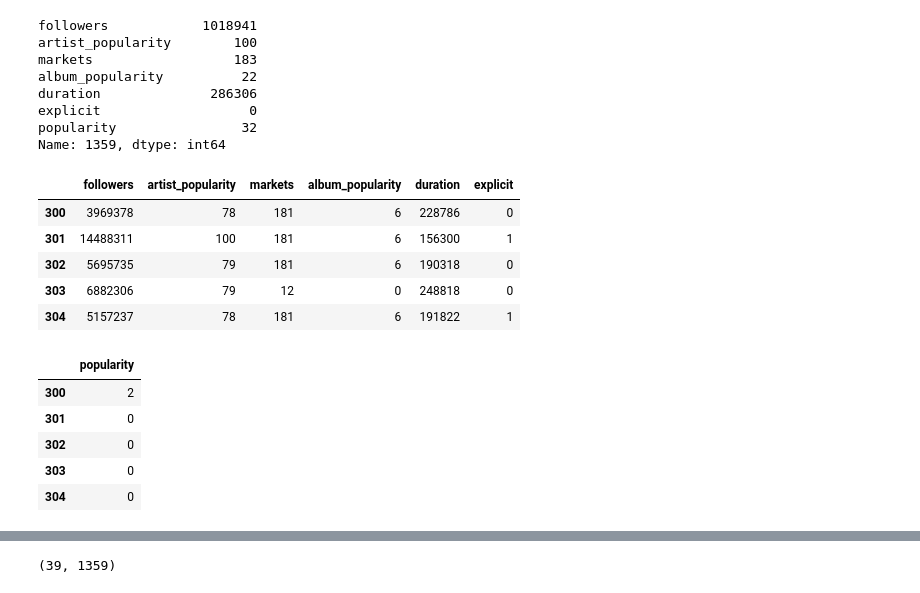
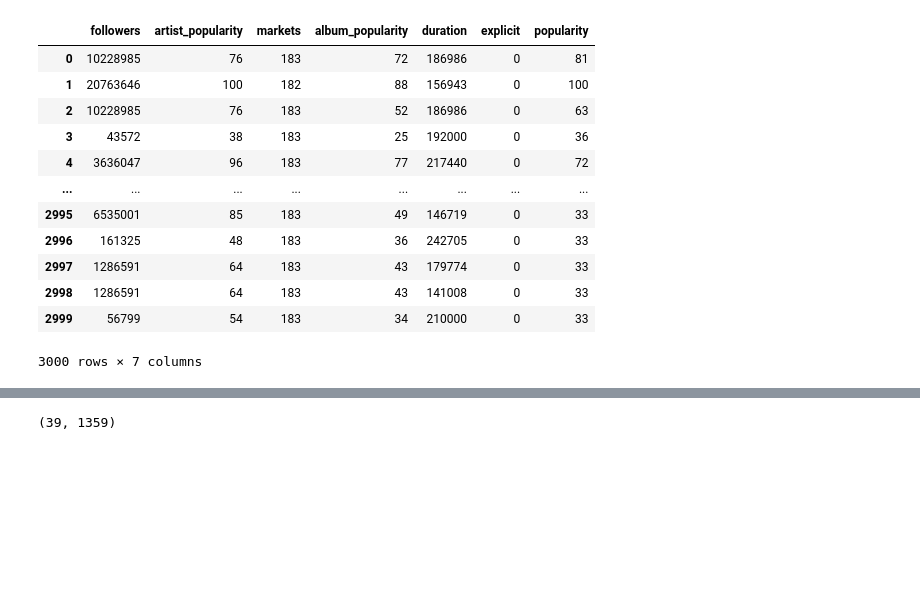
Before and after one commit to quytrungg/Final_Project_CSC14119, a Jupyter notebook: songs_data_exploration.ipynb, the cells around one changed output, grey strips where cells are left out. Cells and saved outputs as stored; diff of their text form; code cells hidden in the pictures; blank space fills up the shorter version.

```diff
--- a/songs_data_exploration.ipynb
+++ b/songs_data_exploration.ipynb
@@ -5,7 +6,5 @@ from datetime import datetime
 # %%
 raw_data = pd.read_csv('songs_data.tsv', sep='\t')
-for i in [6, 9, 10, 11, 12]:
-    raw_data.iloc[:, i].astype('int')
 raw_data.head()
 # %% [output]
 |  | id | name | artist | genres | artist_followers | artist_popularity | markets | album | ... |
@@ -51,7 +152,7 @@ raw_data_np = np.array(raw_data)
 
 for i in range(len(raw_data_np)):
     raw_data_np[i, 2] = raw_data_np[i, 2].split(',')
-    raw_data_np[i, 3] = raw_data_np[i, 3].split(',') if type(raw_data_np[i, 3]) != float else ['Untitled']
+    raw_data_np[i, 3] = raw_data_np[i, 3].split(',') if type(raw_data_np[i, 3]) != float else ['None']
     raw_data_np[i, 4] = list(map(int, raw_data_np[i, 4].split(',')))
     raw_data_np[i, 5] = list(map(int, raw_data_np[i, 5].split(',')))
     raw_data_np[i, 8] = datetime.strptime(raw_data_np[i, 8], '%Y-%m-%d') if '-' in raw_data_np[i, 8] else datetime.strptime(raw_data_np[i, 8], '%Y')
@@ -75,13 +176,18 @@ for i in range(len(standard_data)):
 model_data_np = np.array([[col for col in line if type(col) == int or type(col) == bool] for line in standard_data])
 # %%
 model_data = pd.DataFrame(model_data_np, columns=['followers', 'artist_popularity', 'markets', 'album_popularity', 'duration', 'explicit', 'popularity'])
-model_data.iloc[1359]
+model_data
 # %% [output]
+|  | followers | artist_popularity | markets | album_popularity | duration | explicit | popularity |
+| 0 | 10228985 | 76 | 183 | 72 | 186986 | 0 | 81 |
+| 1 | 20763646 | 100 | 182 | 88 | 156943 | 0 | 100 |
+| 2 | 10228985 | 76 | 183 | 52 | 186986 | 0 | 63 |
+| 3 | 43572 | 38 | 183 | 25 | 192000 | 0 | 36 |
+| 4 | 3636047 | 96 | 183 | 77 | 217440 | 0 | 72 |
+| ... | ... | ... | ... | ... | ... | ... | ... |
+| 2995 | 6535001 | 85 | 183 | 49 | 146719 | 0 | 33 |
+| 2996 | 161325 | 48 | 183 | 36 | 242705 | 0 | 33 |
+| 2997 | 1286591 | 64 | 183 | 43 | 179774 | 0 | 33 |
+| 2998 | 1286591 | 64 | 183 | 43 | 141008 | 0 | 33 |
+| 2999 | 56799 | 54 | 183 | 34 | 210000 | 0 | 33 |
-followers            1018941
-artist_popularity        100
-markets                  183
-album_popularity          22
-duration              286306
-explicit                   0
-popularity                32
-Name: 1359, dtype: int64
+3000 rows × 7 columns
@@ -96,18 +193,0 @@ test_label = songs_test.iloc[:, -1]
-# %%
-train_features.head()
-# %% [output]
-|  | followers | artist_popularity | markets | album_popularity | duration | explicit |
-| 300 | 3969378 | 78 | 181 | 6 | 228786 | 0 |
-| 301 | 14488311 | 100 | 181 | 6 | 156300 | 1 |
-| 302 | 5695735 | 79 | 181 | 6 | 190318 | 0 |
-| 303 | 6882306 | 79 | 12 | 0 | 248818 | 0 |
-| 304 | 5157237 | 78 | 181 | 6 | 191822 | 1 |
-# %%
-pd.DataFrame(train_label).head()
-# %% [output]
-|  | popularity |
-| 300 | 2 |
-| 301 | 0 |
-| 302 | 0 |
-| 303 | 0 |
-| 304 | 0 |
```
Also changed, not shown: parts of 18 cells of this notebook.
